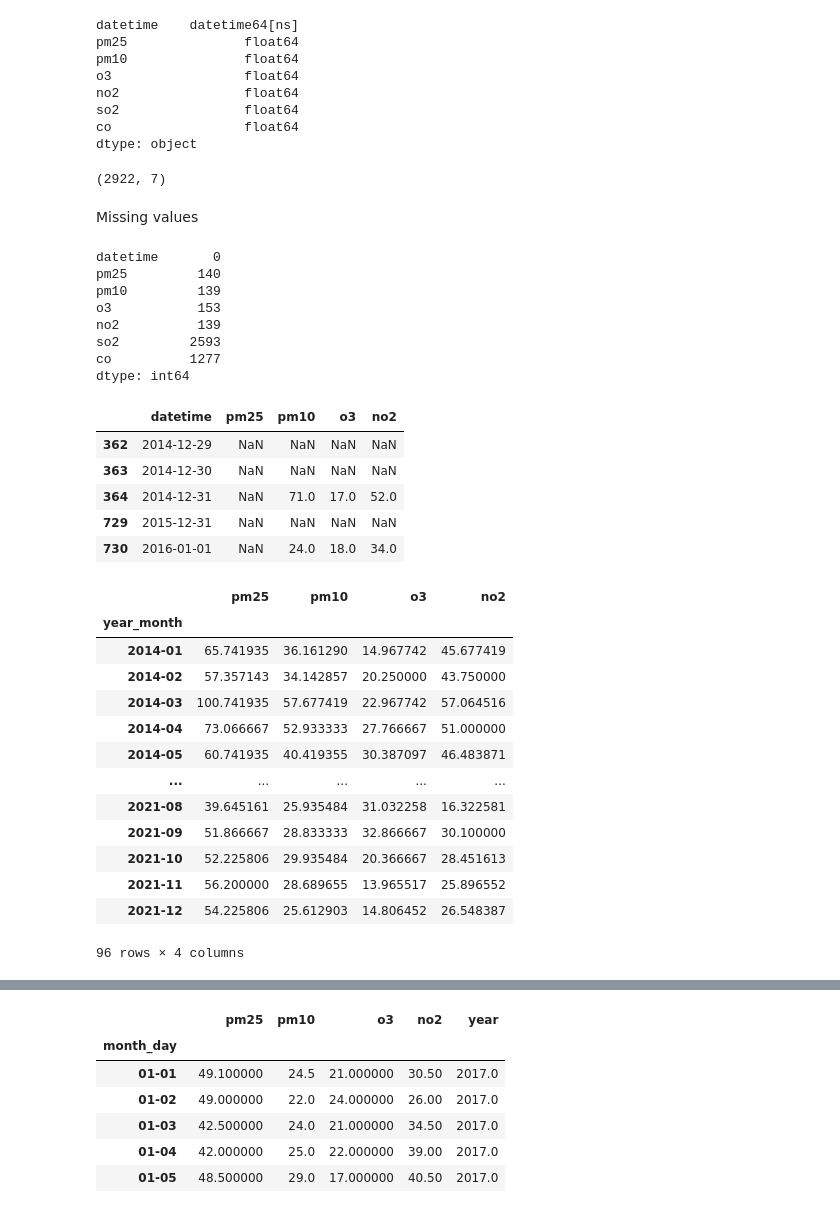
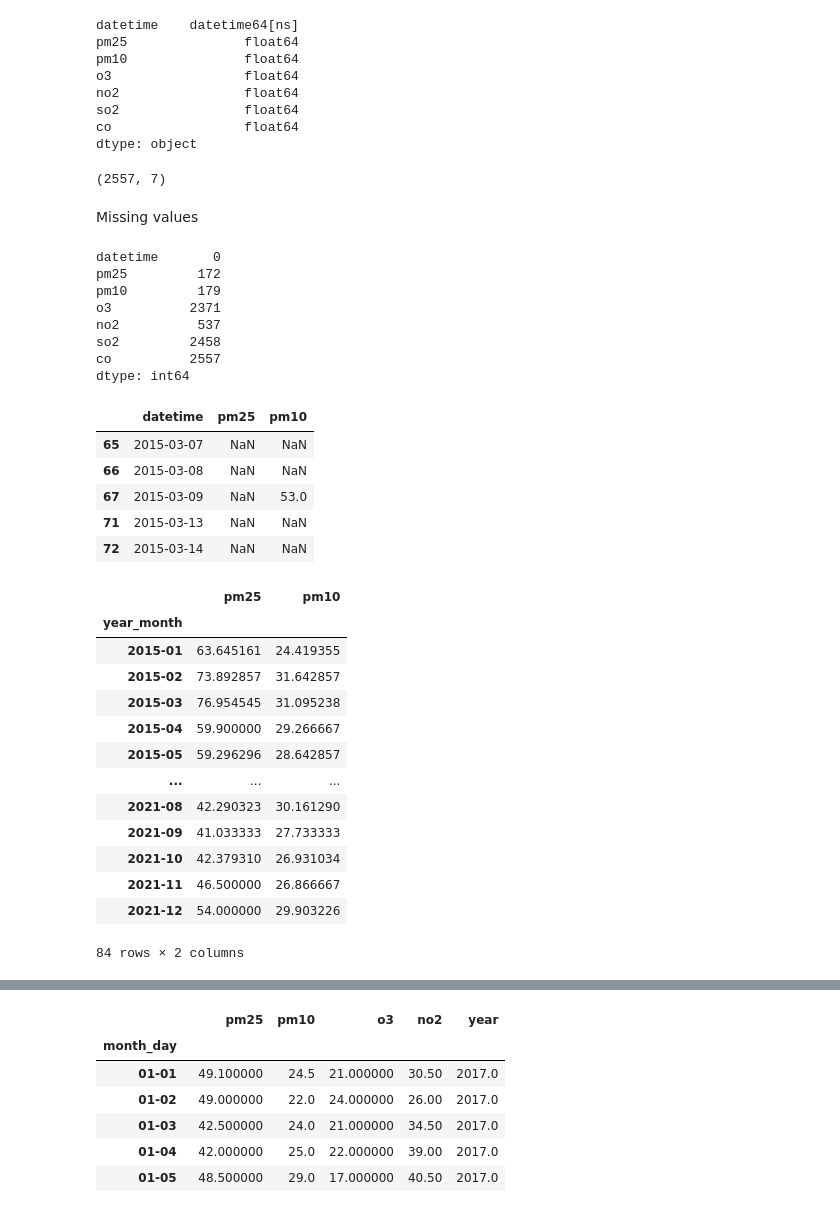
Before and after one commit to radek-deb/Air_Quality_Paris-vs-Lyon_Final_Project, a Jupyter notebook: 04 - Data Cleaning/04-1- Data Cleaniang TS/cleaning_TS_Marseille.ipynb, the cells around one changed output, grey strips where cells are left out. Saved outputs shown, nothing was run; the diff lists cells and outputs as text; code cells hidden in the pictures.

Commit message:
Machine Learning Paris Lyon

```diff
--- a/04 - Data Cleaning/04-1- Data Cleaniang TS/cleaning_TS.ipynb
+++ b/04 - Data Cleaning/04-1- Data Cleaniang TS/cleaning_TS_Marseille.ipynb
@@ -29,5 +49,4 @@ Index(['latitude', 'longitude', 'address', 'datetime', 'datetimeEpoch',
 # %%
 # For time series analysis I just need the date column and the columns with pollutions. I can drop all the rest
-
-paris_ts = paris_ts[['datetime', 'pm25', 'pm10', 'o3', 'no2', 'so2', 'co']]
+data_ts =data_ts[['datetime', 'pm25', 'pm10', 'o3', 'no2', 'so2', 'co']]
 # %%
@@ -53,5 +72,5 @@ dtype: object
 # %%
 #I need to convert datetime to datetime object
 
-paris_ts.datetime= pd.to_datetime(paris_ts.datetime)
+data_ts.datetime= pd.to_datetime(data_ts.datetime)
 # %%
@@ -66,58 +85,58 @@ so2                float64
 co                 float64
 dtype: object
 # %%
-paris_ts.shape
+data_ts.shape
 # %% [output]
-(2922, 7)
+(2557, 7)
 # %% [markdown]
 Missing values
 # %%
-paris_ts.isna().sum()
+data_ts.isna().sum()
 # %% [output]
 datetime       0
-pm25         140
-pm10         139
-o3           153
-no2          139
-so2         2593
-co          1277
+pm25         172
+pm10         179
+o3          2371
+no2          537
+so2         2458
+co          2557
 dtype: int64
 # %%
 # I will drop columns with two pollutants so2 and co as they have too much missing values, so they won't be useful for my analysis
-paris_ts.drop(columns=['so2','co'], inplace=True)
+data_ts.drop(columns=['so2','o3','co','no2'], inplace=True)
 # %%
 # I'm looking for the columns with the missing values
-nan = paris_ts[paris_ts['pm25'].isna()]
+nan = data_ts[data_ts['pm25'].isna()]
 nan.head()
 # %% [output]
-|  | datetime | pm25 | pm10 | o3 | no2 |
-| 362 | 2014-12-29 | NaN | NaN | NaN | NaN |
-| 363 | 2014-12-30 | NaN | NaN | NaN | NaN |
-| 364 | 2014-12-31 | NaN | 71.0 | 17.0 | 52.0 |
-| 729 | 2015-12-31 | NaN | NaN | NaN | NaN |
-| 730 | 2016-01-01 | NaN | 24.0 | 18.0 | 34.0 |
+|  | datetime | pm25 | pm10 |
+| 65 | 2015-03-07 | NaN | NaN |
+| 66 | 2015-03-08 | NaN | NaN |
+| 67 | 2015-03-09 | NaN | 53.0 |
+| 71 | 2015-03-13 | NaN | NaN |
+| 72 | 2015-03-14 | NaN | NaN |
 # %%
 #I will fill empty values with the mean for each month, to do that I create a new column year-month thanks to which I will be able to calaculate a mean value for each month of each year
-paris_ts['year_month']=paris_ts['datetime'].dt.to_period('M')
+data_ts['year_month']=data_ts['datetime'].dt.to_period('M')
 # %%
 #Now I create new df with average values of all pollutants for each month
-avg_year_months = paris_ts.groupby('year_month').agg('mean')
+avg_year_months = data_ts.groupby('year_month').agg('mean')
 avg_year_months
 # %% [output]
-|  | pm25 | pm10 | o3 | no2 |
-| year_month |  |  |  |  |
-| 2014-01 | 65.741935 | 36.161290 | 14.967742 | 45.677419 |
-| 2014-02 | 57.357143 | 34.142857 | 20.250000 | 43.750000 |
-| 2014-03 | 100.741935 | 57.677419 | 22.967742 | 57.064516 |
-| 2014-04 | 73.066667 | 52.933333 | 27.766667 | 51.000000 |
-| 2014-05 | 60.741935 | 40.419355 | 30.387097 | 46.483871 |
-| ... | ... | ... | ... | ... |
-| 2021-08 | 39.645161 | 25.935484 | 31.032258 | 16.322581 |
-| 2021-09 | 51.866667 | 28.833333 | 32.866667 | 30.100000 |
-| 2021-10 | 52.225806 | 29.935484 | 20.366667 | 28.451613 |
-| 2021-11 | 56.200000 | 28.689655 | 13.965517 | 25.896552 |
-| 2021-12 | 54.225806 | 25.612903 | 14.806452 | 26.548387 |
+|  | pm25 | pm10 |
+| year_month |  |  |
+| 2015-01 | 63.645161 | 24.419355 |
+| 2015-02 | 73.892857 | 31.642857 |
+| 2015-03 | 76.954545 | 31.095238 |
+| 2015-04 | 59.900000 | 29.266667 |
+| 2015-05 | 59.296296 | 28.642857 |
+| ... | ... | ... |
+| 2021-08 | 42.290323 | 30.161290 |
+| 2021-09 | 41.033333 | 27.733333 |
+| 2021-10 | 42.379310 | 26.931034 |
+| 2021-11 | 46.500000 | 26.866667 |
+| 2021-12 | 54.000000 | 29.903226 |
-96 rows × 4 columns
+84 rows × 2 columns
 # %%
 #I need a polutant list as I will iterate through them
 pollutants = avg_year_months.columns.tolist()
```
Also changed, not shown: parts of 12 cells of this notebook, 21 other files.
